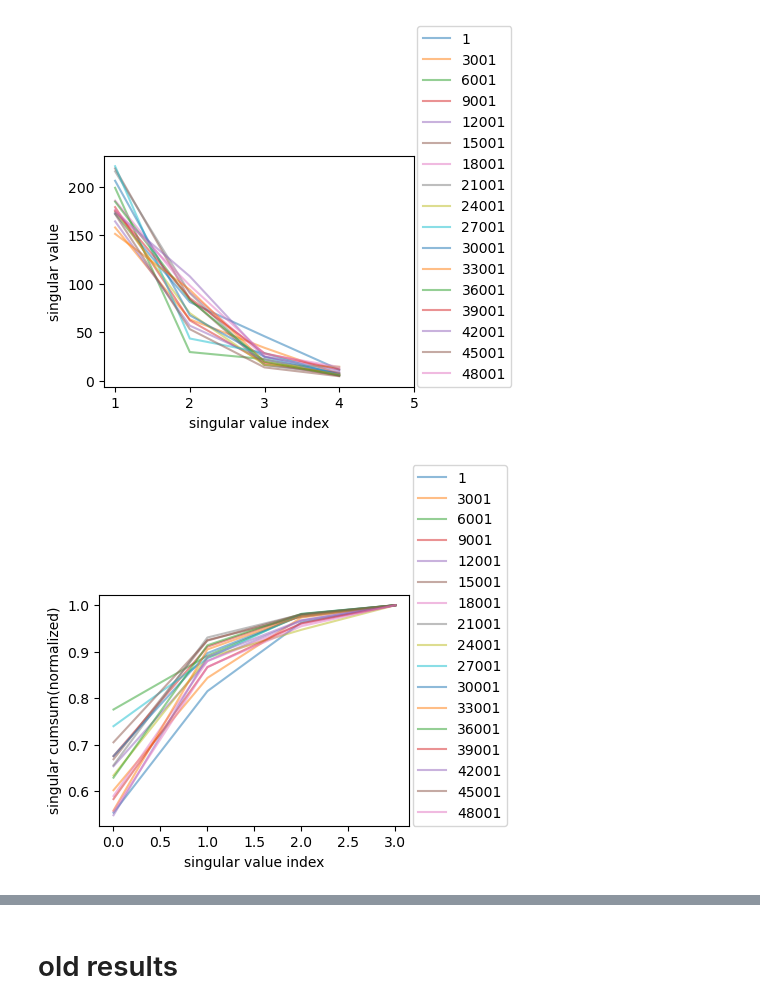
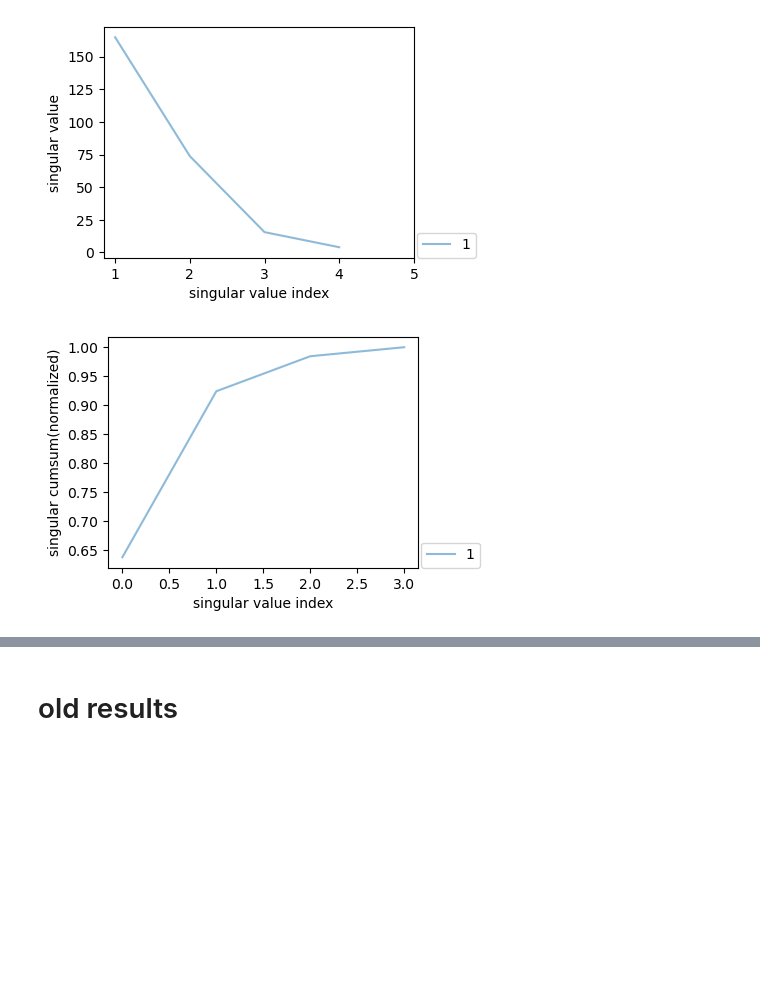
Before and after one commit to Matthew-ymz/Time-series-forecasting-for-causal-emergence, a Jupyter notebook: postprocessing/SIR_analy.ipynb, the cells around one changed output, grey strips where cells are left out. Saved outputs shown, nothing was run; the diff lists cells and outputs as text; code cells hidden in the pictures; blank space fills up the shorter version.

```diff
--- a/postprocessing/SIR_analy.ipynb
+++ b/postprocessing/SIR_analy.ipynb
@@ -9,15 +9,15 @@ from svd_tool import dgbd_ce
 # %%
 test_id = 'long_term_forecast_sir_review_NN_cov_samp9000_sigma0.1_rho-0.5_lam1_dmodel128_'
 start = 1
-end = 51000
-interval = 3000
+end = 54000
+interval = 54000
 seq_len = 1
 
 gn, gn_std, singular, us, vts, mats, Sigs = plot_singular_cum(test_id, eps='all', seed = 1, start=start, end=end, interval=interval, log_bool=False)
 # dgbd_ce(singular, start, end, interval, seed=1)
 # %% [output]
-[figure, old version]
+[figure, new version]
-[figure, old version]
+[figure, new version]
 # %%
 import seaborn as sns
 import matplotlib.pyplot as plt
```
Also changed, not shown: parts of 5 cells of this notebook, 28 other files.
